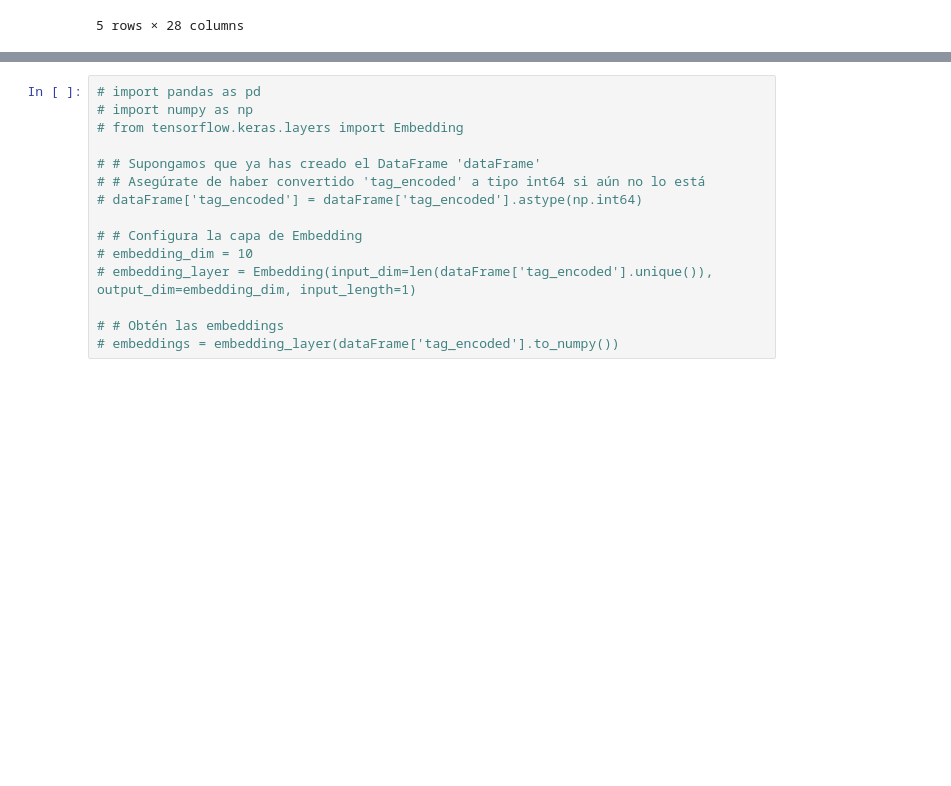
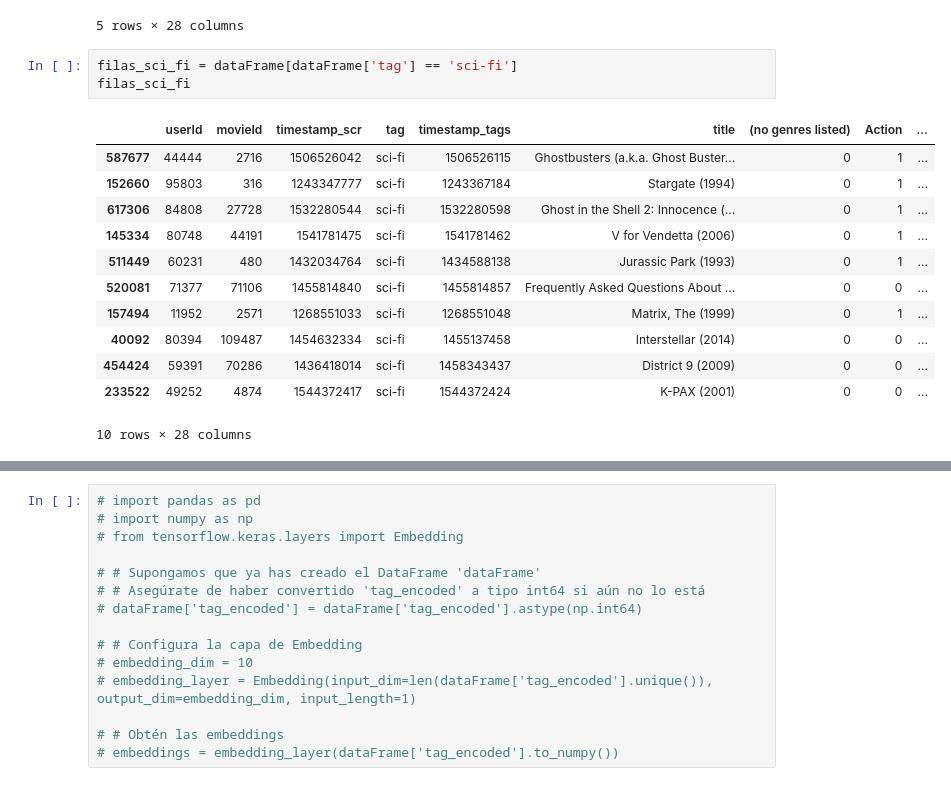
Before and after one commit to Jaime44/WorkSpace, a Jupyter notebook: models/EDA.ipynb, the cells around one changed output, grey strips where cells are left out. Drawn from its saved outputs; the diff is of its cells as text; blank space fills up the shorter version.

```diff
--- a/models/EDA.ipynb
+++ b/models/EDA.ipynb
@@ -300,3 +300,19 @@ dataFrame.head()
 | 49993 | 133400 | 134130 | 1455373334 | crisis management | 1468601068 | The Martian (2015) | 0 | 0 | ... |
 | 122599 | 18057 | 4226 | 1166049878 | mystery | 1166050137 | Memento (2000) | 0 | 0 | ... |
 5 rows × 28 columns
+# %%
+filas_sci_fi = dataFrame[dataFrame['tag'] == 'sci-fi']
+filas_sci_fi
+# %% [output]
+|  | userId | movieId | timestamp_scr | tag | timestamp_tags | title | (no genres listed) | Action | ... |
+| 587677 | 44444 | 2716 | 1506526042 | sci-fi | 1506526115 | Ghostbusters (a.k.a. Ghost Buster... | 0 | 1 | ... |
+| 152660 | 95803 | 316 | 1243347777 | sci-fi | 1243367184 | Stargate (1994) | 0 | 1 | ... |
+| 617306 | 84808 | 27728 | 1532280544 | sci-fi | 1532280598 | Ghost in the Shell 2: Innocence (... | 0 | 1 | ... |
+| 145334 | 80748 | 44191 | 1541781475 | sci-fi | 1541781462 | V for Vendetta (2006) | 0 | 1 | ... |
+| 511449 | 60231 | 480 | 1432034764 | sci-fi | 1434588138 | Jurassic Park (1993) | 0 | 1 | ... |
+| 520081 | 71377 | 71106 | 1455814840 | sci-fi | 1455814857 | Frequently Asked Questions About ... | 0 | 0 | ... |
+| 157494 | 11952 | 2571 | 1268551033 | sci-fi | 1268551048 | Matrix, The (1999) | 0 | 1 | ... |
+| 40092 | 80394 | 109487 | 1454632334 | sci-fi | 1455137458 | Interstellar (2014) | 0 | 0 | ... |
+| 454424 | 59391 | 70286 | 1436418014 | sci-fi | 1458343437 | District 9 (2009) | 0 | 0 | ... |
+| 233522 | 49252 | 4874 | 1544372417 | sci-fi | 1544372424 | K-PAX (2001) | 0 | 0 | ... |
+10 rows × 28 columns
```
Also changed, not shown: parts of 4 cells of this notebook.
